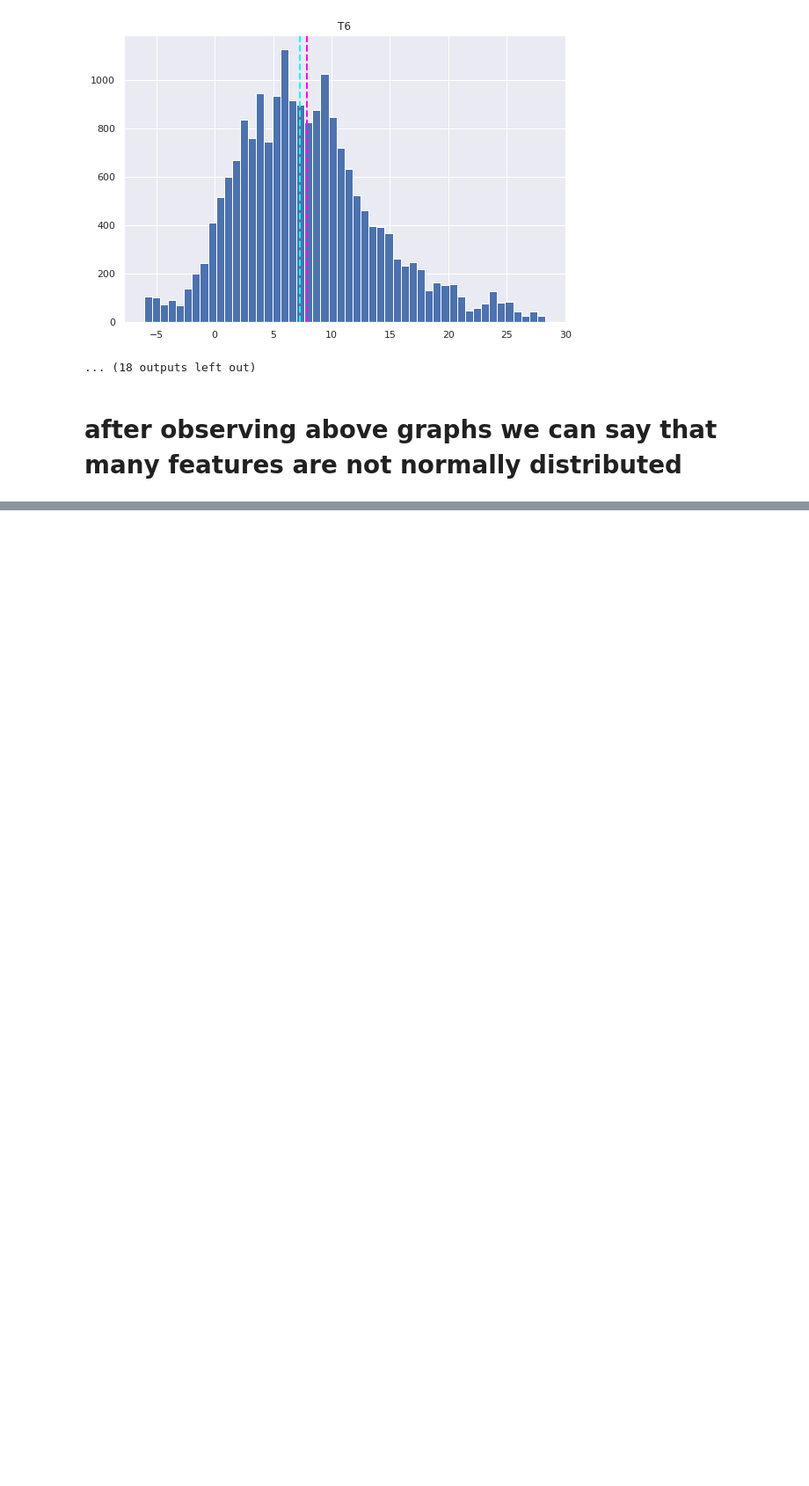
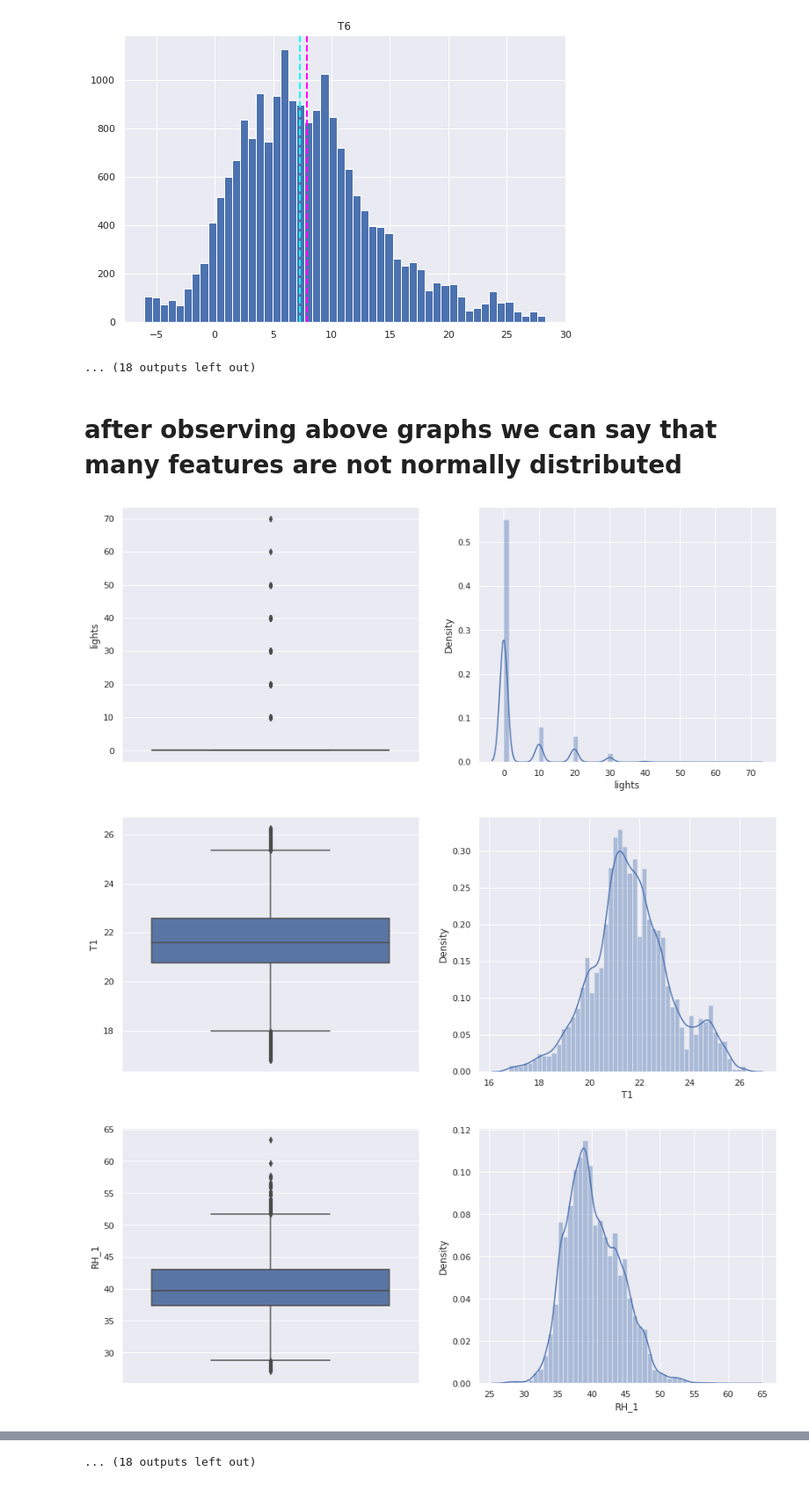
Before and after one commit to IfrazQazi/Appliances-Energy-Prediction-Capstone_Project, a Jupyter notebook: Appliances_Energy_Prediction_Capstone_Project.ipynb, the cells around one changed output, grey strips where cells are left out. Shown at 88% size. Cells and saved outputs as stored; diff of their text form; code cells hidden in the pictures; blank space fills up the shorter version.

```diff
--- a/Appliances_Energy_Prediction_Capstone_Project.ipynb
+++ b/Appliances_Energy_Prediction_Capstone_Project.ipynb
@@ -319,3 +337,21 @@ plt.show()
 ... (18 outputs left out)
 # %% [markdown]
 # after observing above graphs we can say that many features are not normally distributed
+# %%
+for var in numeric_features:
+    plt.figure(figsize=(15,6))
+    plt.subplot(1, 2, 1)
+    fig = sns.boxplot(y=energyP_df[var])
+    fig.set_title('')
+    fig.set_ylabel(var)
+
+    plt.subplot(1, 2, 2)
+    fig = sns.distplot(energyP_df[var].dropna())
+    # fig.set_ylabel('Number of houses')
+    fig.set_xlabel(var)
+
+    plt.show()
+# %% [output]
+[figure, added]
+[figure, added]
+[figure, added]
@@ -321,0 +367 @@ plt.show()
+... (18 outputs left out)
```
Also changed, not shown: parts of 6 cells of this notebook.
